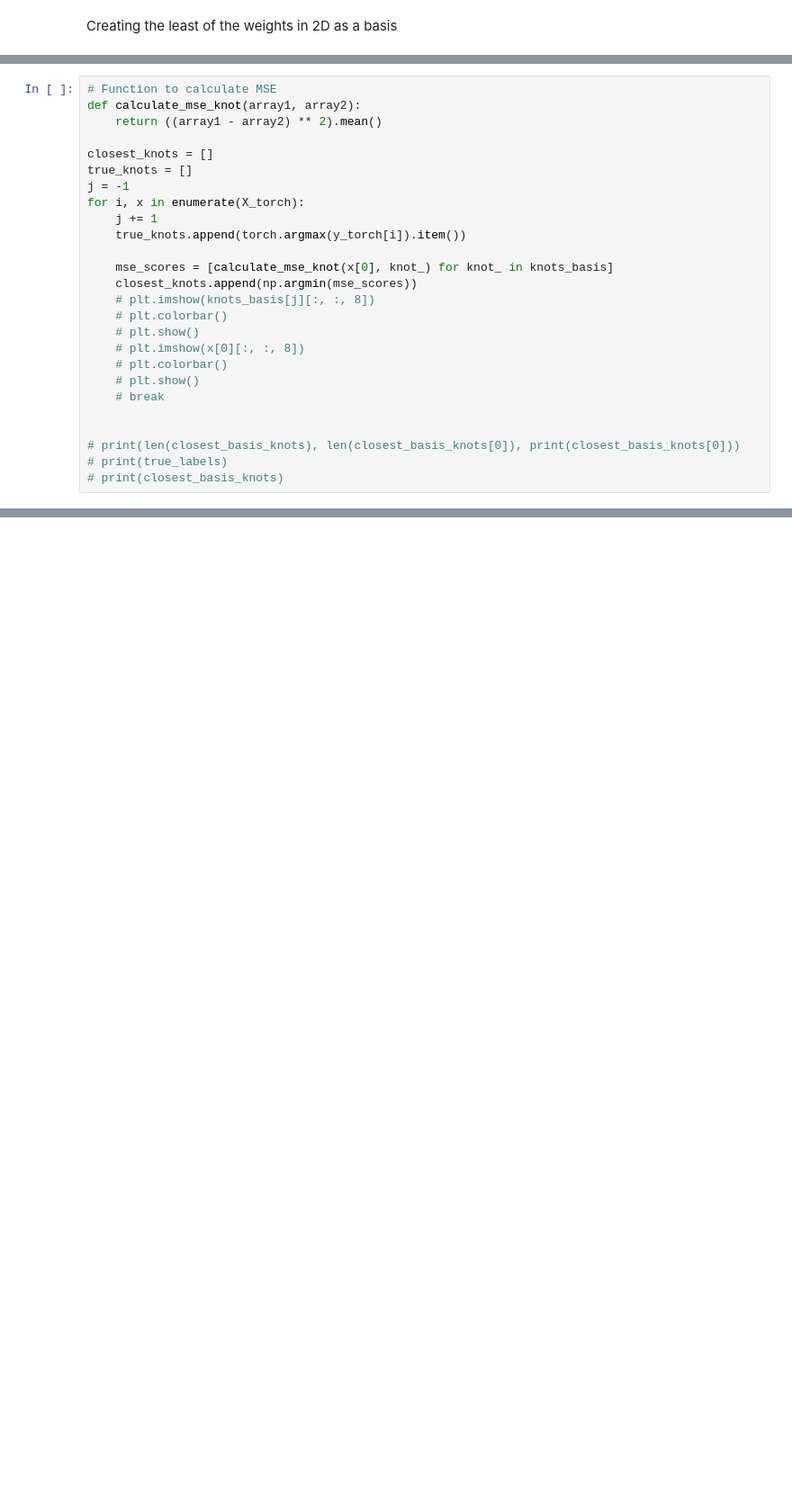
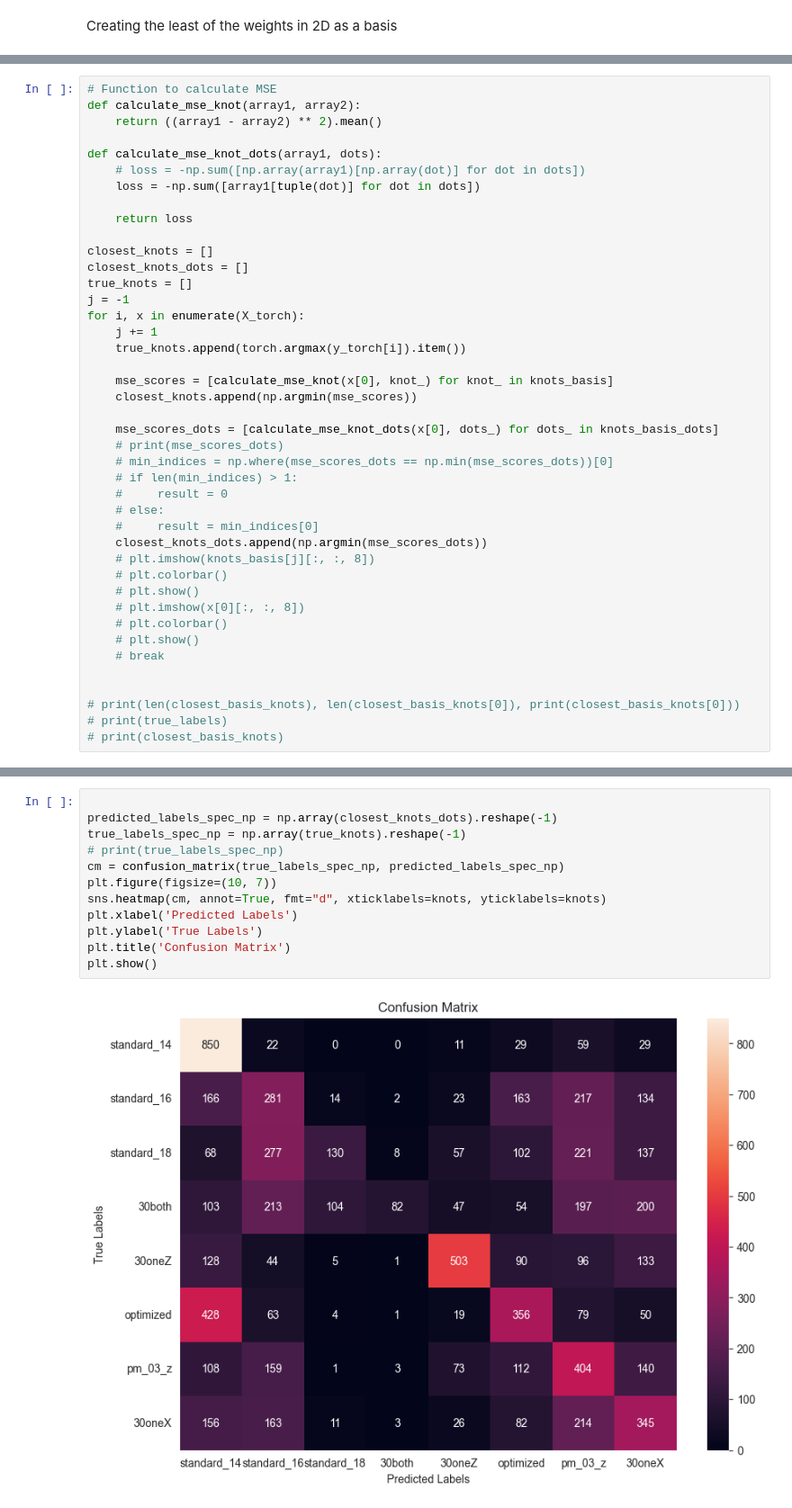
Before and after one commit to xdshiro/Turbulence, a Jupyter notebook: knots_propagation/testing_ML_classification_3d_arrays (strong).ipynb, the cells around one changed output, grey strips where cells are left out. Shown at 90% size. Saved outputs shown, nothing was run; the diff lists cells and outputs as text; blank space fills up the shorter version.

```diff
--- a/knots_propagation/testing_ML_classification_3d_arrays (strong).ipynb
+++ b/knots_propagation/testing_ML_classification_3d_arrays (strong).ipynb
@@ -515,7 +524,14 @@ print(len(knots_basis), knots_basis[0].shape)
 def calculate_mse_knot(array1, array2):
     return ((array1 - array2) ** 2).mean()
 
+def calculate_mse_knot_dots(array1, dots):
+    # loss = -np.sum([np.array(array1)[np.array(dot)] for dot in dots])
+    loss = -np.sum([array1[tuple(dot)] for dot in dots])
+
+    return loss
+
 closest_knots = []
+closest_knots_dots = []
 true_knots = []
 j = -1
 for i, x in enumerate(X_torch):
@@ -524,6 +540,15 @@ for i, x in enumerate(X_torch):
 
     mse_scores = [calculate_mse_knot(x[0], knot_) for knot_ in knots_basis]
     closest_knots.append(np.argmin(mse_scores))
+
+    mse_scores_dots = [calculate_mse_knot_dots(x[0], dots_) for dots_ in knots_basis_dots]
+    # print(mse_scores_dots)
+    # min_indices = np.where(mse_scores_dots == np.min(mse_scores_dots))[0]
+    # if len(min_indices) > 1:
+    #     result = 0
+    # else:
+    #     result = min_indices[0]
+    closest_knots_dots.append(np.argmin(mse_scores_dots))
     # plt.imshow(knots_basis[j][:, :, 8])
     # plt.colorbar()
     # plt.show()
@@ -550,6 +575,20 @@ plt.title('Confusion Matrix')
 plt.show()
 # %% [output]
 [figure]
+# %%
+
+predicted_labels_spec_np = np.array(closest_knots_dots).reshape(-1)
+true_labels_spec_np = np.array(true_knots).reshape(-1)
+# print(true_labels_spec_np)
+cm = confusion_matrix(true_labels_spec_np, predicted_labels_spec_np)
+plt.figure(figsize=(10, 7))
+sns.heatmap(cm, annot=True, fmt="d", xticklabels=knots, yticklabels=knots)
+plt.xlabel('Predicted Labels')
+plt.ylabel('True Labels')
+plt.title('Confusion Matrix')
+plt.show()
+# %% [output]
+[figure, added]
 # %%
 
 
```
Also changed, not shown: parts of 4 cells of this notebook.
